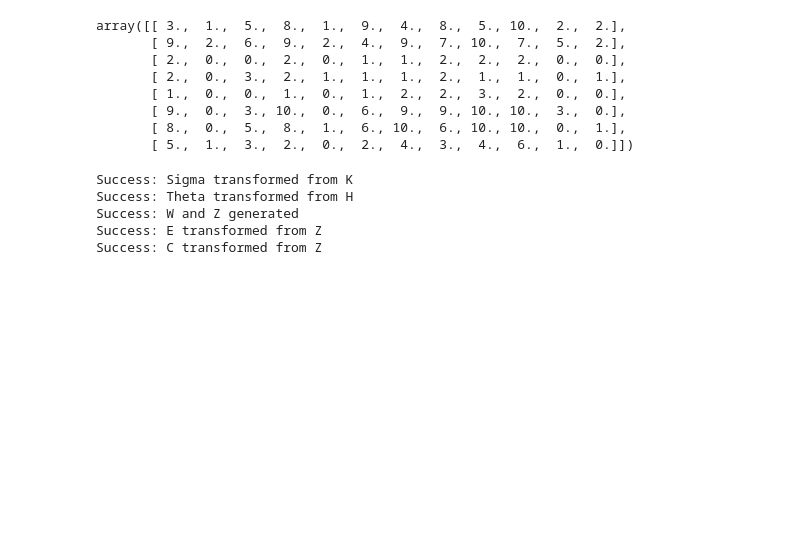
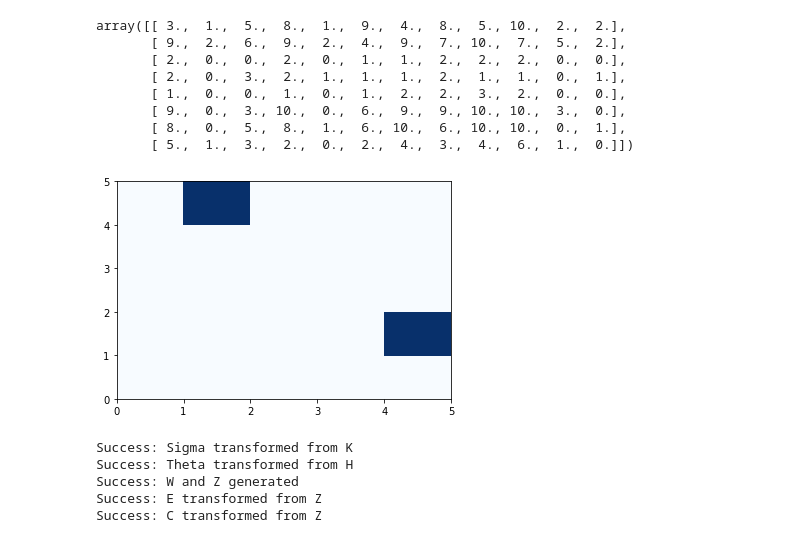
Before and after one commit to fpjaa/BAY-STATS-Project-ABDPPS, a Jupyter notebook: 2021-11-22_Prototype.ipynb, the cells around one changed output. Saved outputs shown, nothing was run; the diff lists cells and outputs as text; code cells hidden in the pictures; blank space fills up the shorter version.

Commit message:
G heatmap
Visual assessment for G matrix in the iterative process

```diff
--- a/2021-11-22_Prototype.ipynb
+++ b/2021-11-22_Prototype.ipynb
@@ -294,6 +295,11 @@ array([[ 3.,  1.,  5.,  8.,  1.,  9.,  4.,  8.,  5., 10.,  2.,  2.],
        [ 9.,  0.,  3., 10.,  0.,  6.,  9.,  9., 10., 10.,  3.,  0.],
        [ 8.,  0.,  5.,  8.,  1.,  6., 10.,  6., 10., 10.,  0.,  1.],
        [ 5.,  1.,  3.,  2.,  0.,  2.,  4.,  3.,  4.,  6.,  1.,  0.]])
+# %%
+plt.pcolor(pd.DataFrame(test0.G) > 0.5, cmap='Blues')
+plt.show()
+# %% [output]
+[figure, added]
 # %%
 # All in one function
 test1 = Simulator(D, V, M, k, gamma, seed=1979)
```
Also changed, not shown: parts of 13 cells of this notebook.
